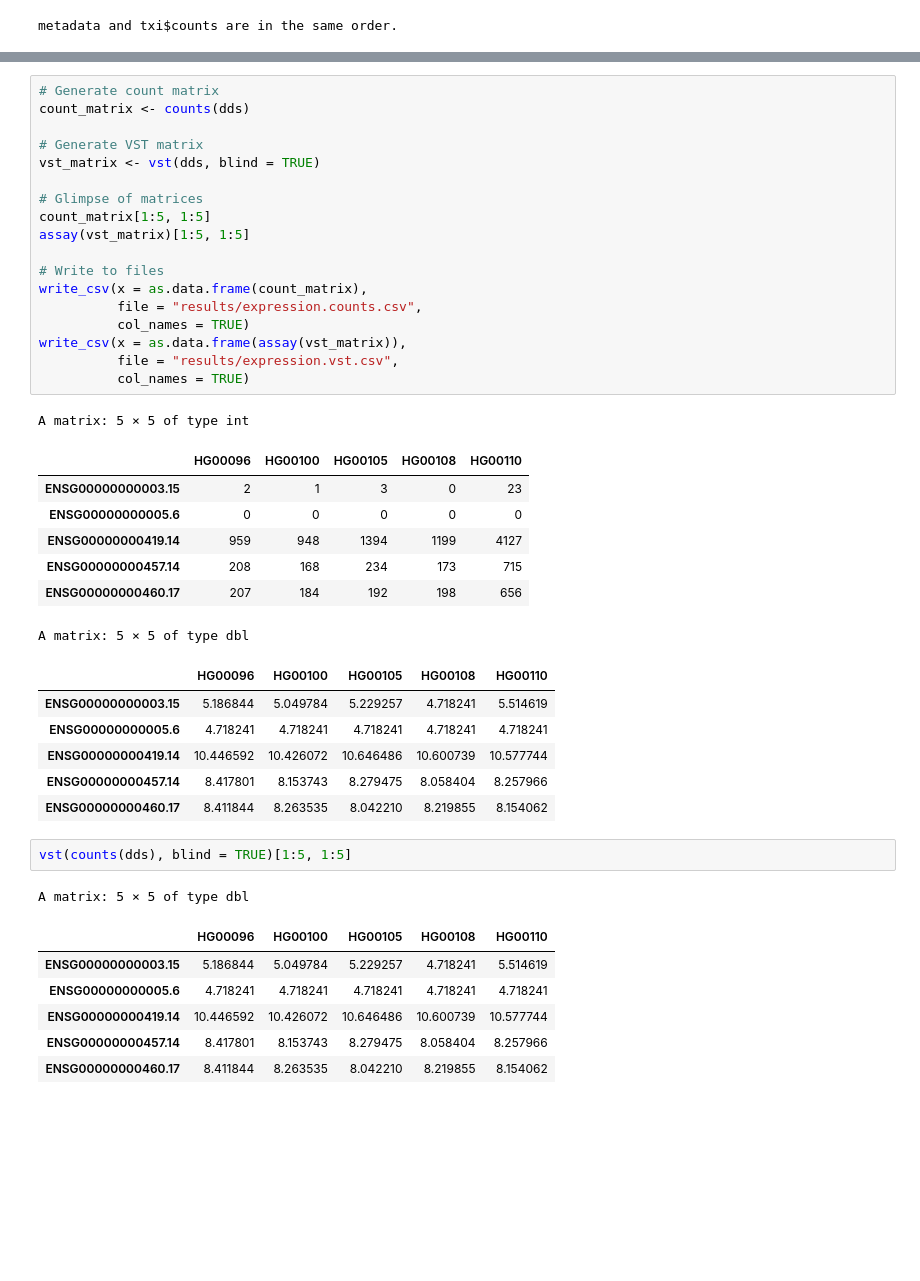
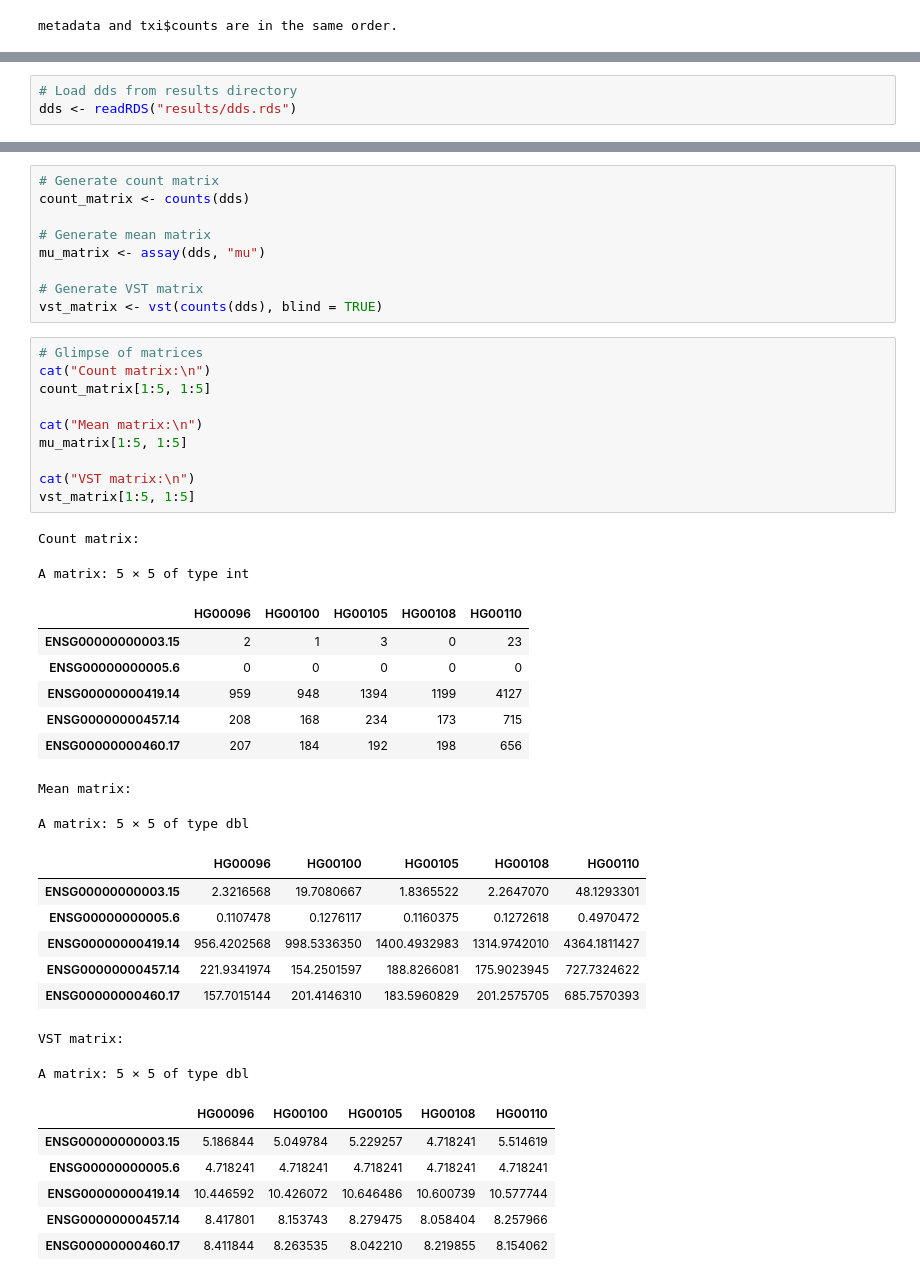
Before and after one commit to mccoy-lab/MAGE, a Jupyter notebook: analysis_pipeline/01_data_preparation/expression_quantification/03_deseq.ipynb, the cells around one changed output, grey strips where cells are left out. Cells and saved outputs as stored; diff of their text form; blank space fills up the shorter version.

Commit message:
feat: expression_quantification jupyter notebook produces contrasts and expression matrices
leafcutter R environment can now be succesfully created

```diff
--- a/analysis_pipeline/01_data_preparation/expression_quantification/03_deseq.ipynb
+++ b/analysis_pipeline/01_data_preparation/expression_quantification/03_deseq.ipynb
@@ -286,0 +285,3 @@ Note that the warning produced above is irrelevant for our purposes, as we are o
+# %%
+# Load dds from results directory
+dds <- readRDS("results/dds.rds")
@@ -288,42 +291,43 @@ Note that the warning produced above is irrelevant for our purposes, as we are o
 # Generate count matrix
 count_matrix <- counts(dds)
 
+# Generate mean matrix
+mu_matrix <- assay(dds, "mu")
+
 # Generate VST matrix
-vst_matrix <- vst(dds, blind = TRUE)
-
-# Glimpse of matrices
-count_matrix[1:5, 1:5]
-assay(vst_matrix)[1:5, 1:5]
-
-# Write to files
-write_csv(x = as.data.frame(count_matrix),
-          file = "results/expression.counts.csv",
-          col_names = TRUE)
-write_csv(x = as.data.frame(assay(vst_matrix)),
-          file = "results/expression.vst.csv",
-          col_names = TRUE)
+vst_matrix <- vst(counts(dds), blind = TRUE)
-# %% [output]
-A matrix: 5 × 5 of type int
-|  | HG00096 | HG00100 | HG00105 | HG00108 | HG00110 |
-| ENSG00000000003.15 | 2 | 1 | 3 | 0 | 23 |
-| ENSG00000000005.6 | 0 | 0 | 0 | 0 | 0 |
-| ENSG00000000419.14 | 959 | 948 | 1394 | 1199 | 4127 |
-| ENSG00000000457.14 | 208 | 168 | 234 | 173 | 715 |
-| ENSG00000000460.17 | 207 | 184 | 192 | 198 | 656 |
-A matrix: 5 × 5 of type dbl
-|  | HG00096 | HG00100 | HG00105 | HG00108 | HG00110 |
-| ENSG00000000003.15 | 5.186844 | 5.049784 | 5.229257 | 4.718241 | 5.514619 |
-| ENSG00000000005.6 | 4.718241 | 4.718241 | 4.718241 | 4.718241 | 4.718241 |
-| ENSG00000000419.14 | 10.446592 | 10.426072 | 10.646486 | 10.600739 | 10.577744 |
-| ENSG00000000457.14 | 8.417801 | 8.153743 | 8.279475 | 8.058404 | 8.257966 |
-| ENSG00000000460.17 | 8.411844 | 8.263535 | 8.042210 | 8.219855 | 8.154062 |
-# %%
-vst(counts(dds), blind = TRUE)[1:5, 1:5]
-# %% [output]
-A matrix: 5 × 5 of type dbl
-|  | HG00096 | HG00100 | HG00105 | HG00108 | HG00110 |
-| ENSG00000000003.15 | 5.186844 | 5.049784 | 5.229257 | 4.718241 | 5.514619 |
-| ENSG00000000005.6 | 4.718241 | 4.718241 | 4.718241 | 4.718241 | 4.718241 |
-| ENSG00000000419.14 | 10.446592 | 10.426072 | 10.646486 | 10.600739 | 10.577744 |
-| ENSG00000000457.14 | 8.417801 | 8.153743 | 8.279475 | 8.058404 | 8.257966 |
-| ENSG00000000460.17 | 8.411844 | 8.263535 | 8.042210 | 8.219855 | 8.154062 |
+# %%
+# Glimpse of matrices
+cat("Count matrix:\n")
+count_matrix[1:5, 1:5]
+
+cat("Mean matrix:\n")
+mu_matrix[1:5, 1:5]
+
+cat("VST matrix:\n")
+vst_matrix[1:5, 1:5]
+# %% [output]
+Count matrix:
+A matrix: 5 × 5 of type int
+|  | HG00096 | HG00100 | HG00105 | HG00108 | HG00110 |
+| ENSG00000000003.15 | 2 | 1 | 3 | 0 | 23 |
+| ENSG00000000005.6 | 0 | 0 | 0 | 0 | 0 |
+| ENSG00000000419.14 | 959 | 948 | 1394 | 1199 | 4127 |
+| ENSG00000000457.14 | 208 | 168 | 234 | 173 | 715 |
+| ENSG00000000460.17 | 207 | 184 | 192 | 198 | 656 |
+Mean matrix:
+A matrix: 5 × 5 of type dbl
+|  | HG00096 | HG00100 | HG00105 | HG00108 | HG00110 |
+| ENSG00000000003.15 | 2.3216568 | 19.7080667 | 1.8365522 | 2.2647070 | 48.1293301 |
+| ENSG00000000005.6 | 0.1107478 | 0.1276117 | 0.1160375 | 0.1272618 | 0.4970472 |
+| ENSG00000000419.14 | 956.4202568 | 998.5336350 | 1400.4932983 | 1314.9742010 | 4364.1811427 |
+| ENSG00000000457.14 | 221.9341974 | 154.2501597 | 188.8266081 | 175.9023945 | 727.7324622 |
+| ENSG00000000460.17 | 157.7015144 | 201.4146310 | 183.5960829 | 201.2575705 | 685.7570393 |
+VST matrix:
+A matrix: 5 × 5 of type dbl
+|  | HG00096 | HG00100 | HG00105 | HG00108 | HG00110 |
+| ENSG00000000003.15 | 5.186844 | 5.049784 | 5.229257 | 4.718241 | 5.514619 |
+| ENSG00000000005.6 | 4.718241 | 4.718241 | 4.718241 | 4.718241 | 4.718241 |
+| ENSG00000000419.14 | 10.446592 | 10.426072 | 10.646486 | 10.600739 | 10.577744 |
+| ENSG00000000457.14 | 8.417801 | 8.153743 | 8.279475 | 8.058404 | 8.257966 |
+| ENSG00000000460.17 | 8.411844 | 8.263535 | 8.042210 | 8.219855 | 8.154062 |
```
Also changed, not shown: parts of 15 cells of this notebook, 5 other files.
